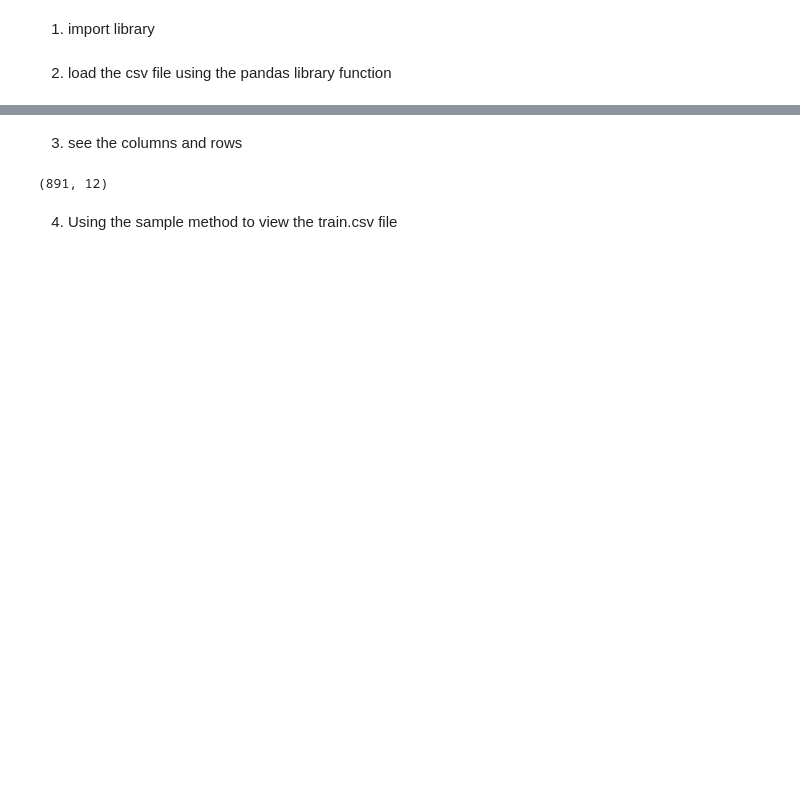
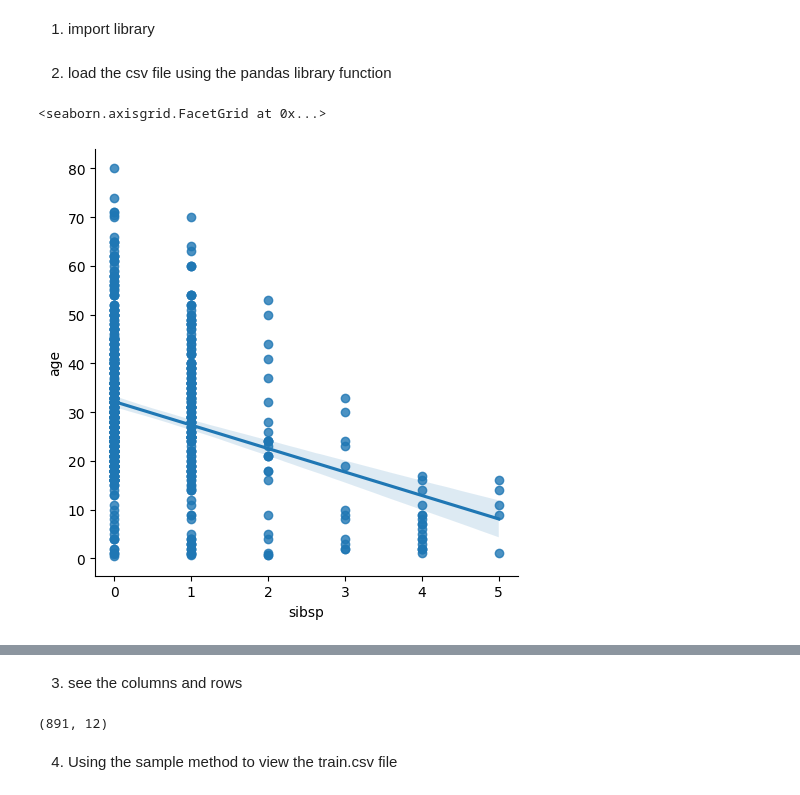
Before and after one commit to 960Subhamsingh/Data-Sciences, a Jupyter notebook: 4. understanding your data descriptive analysis/understanding your data descriptive analysis.ipynb, the cells around one changed output, grey strips where cells are left out. Drawn from its saved outputs; the diff is of its cells as text; code cells hidden in the pictures; blank space fills up the shorter version.

Commit message:
titanic analysis

```diff
--- a/4. understanding your data descriptive analysis/understanding your data descriptive analysis.ipynb
+++ b/4. understanding your data descriptive analysis/understanding your data descriptive analysis.ipynb
@@ -6,4 +7,11 @@ import seaborn as sns
 # %% [markdown]
 2. load the csv file using the pandas library function
+# %%
+tit = sns.load_dataset('titanic')
+# %%
+sns.lmplot(data=tit, x='sibsp',y='age')
+# %% [output]
+<seaborn.axisgrid.FacetGrid at 0x...>
+[figure, added]
 # %%
 df = pd.read_csv('train.csv')
```
Also changed, not shown: parts of 8 cells of this notebook.
